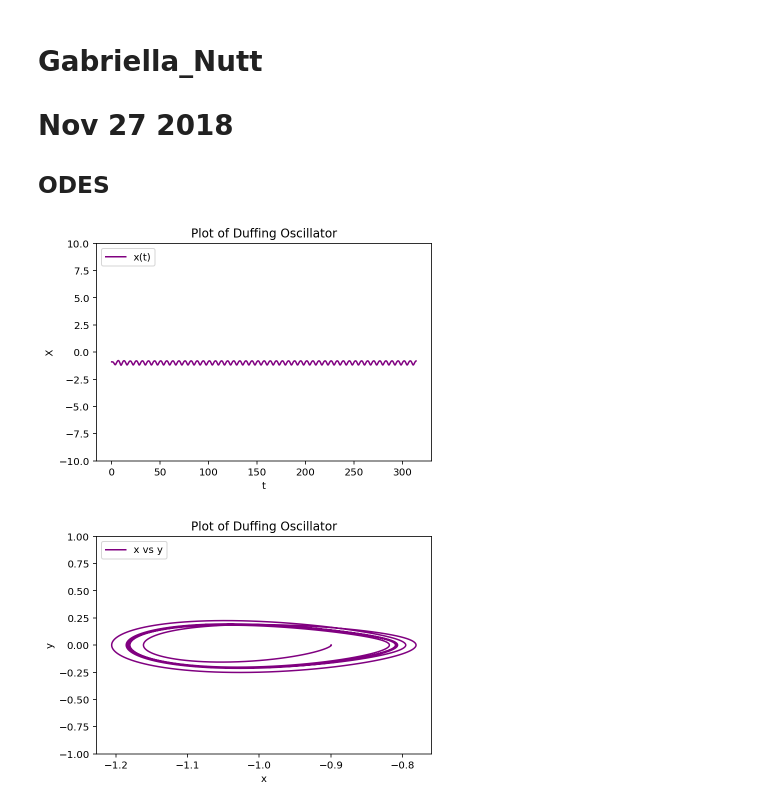
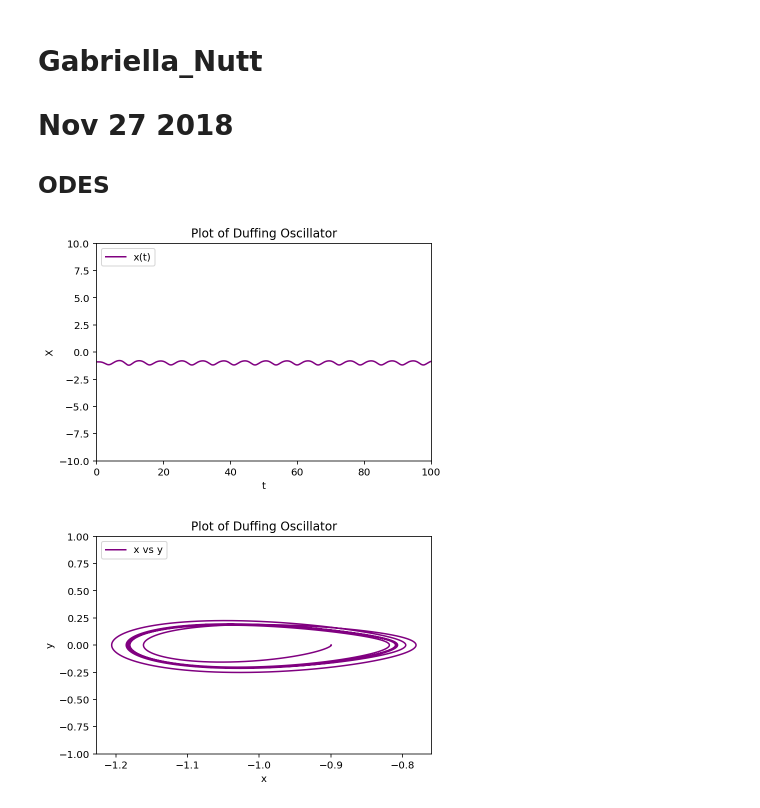
Before and after one commit to chapman-phys220-2018f/cw12-coolkidzzz, a Jupyter notebook: cw12-duffing.ipynb, the cells around one changed output. Drawn from its saved outputs; the diff is of its cells as text; code cells hidden in the pictures.

```diff
--- a/cw12-duffing.ipynb
+++ b/cw12-duffing.ipynb
@@ -8,27 +8,28 @@
 # %%
 import numpy as np
 import sympy as sp
 import matplotlib.pyplot as plt
 import sombrero as sb
 
 F = .18
 x0 = -0.9
 y0 = 0
 v=.25
 w=1
 t = np.arange(0,50*(2*np.pi),0.001) # arange itterating by 0.001 points
 
 x,y = sb.r4(x0,y0,F,v,w,t)
 
 plt.plot(t,x,color="purple",label='x(t)')
 plt.legend(loc='upper left') #puts legend in upper left corner
 plt.xlabel('t')
 plt.ylabel('X')
 plt.title('Plot of Duffing Oscillator')
 plt.ylim((-10,10))
+plt.xlim((0,100))
 plt.show()
 # %% [output]
-[figure, old version]
+[figure, new version]
 # %%
 plt.plot(x,y,color="purple",label='x vs y')
 plt.legend(loc='upper left') #puts legend in upper left corner
```
Also changed, not shown: parts of 20 cells of this notebook.
